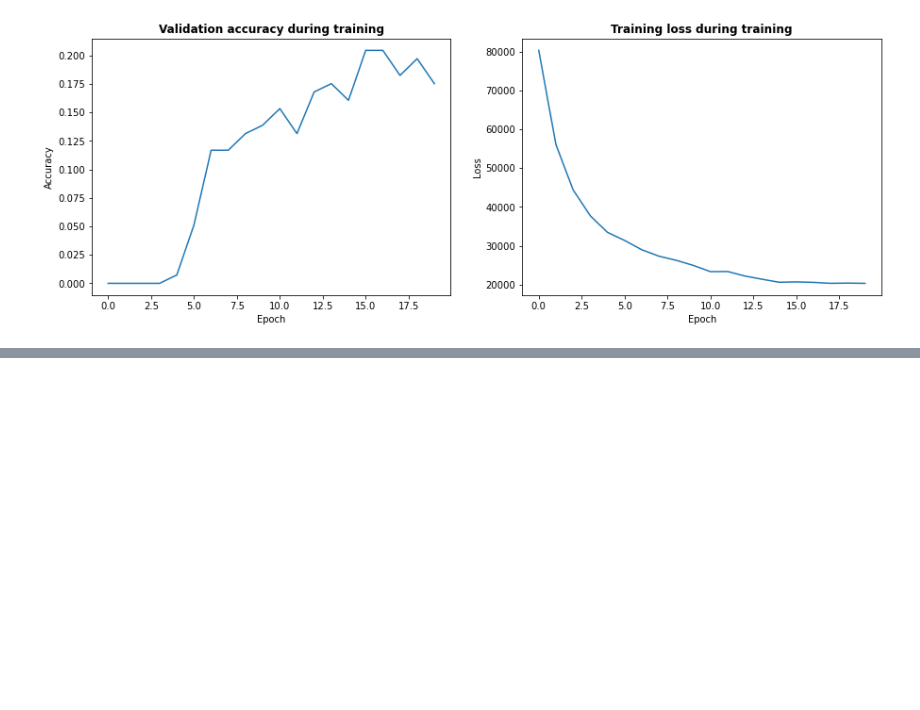
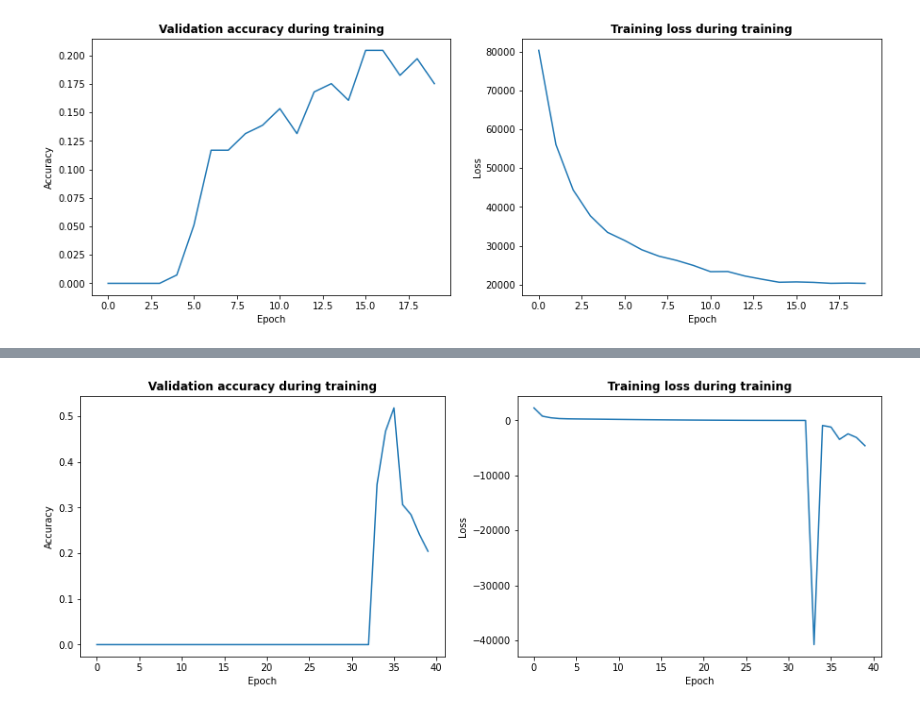
Before and after one commit to Nifrec/nenwin, a Jupyter notebook: nenwin/banknote_dataset/summarize_results.ipynb, the cells around one changed output, grey strips where cells are left out. Saved outputs shown, nothing was run; the diff lists cells and outputs as text; code cells hidden in the pictures; blank space fills up the shorter version.

```diff
--- a/nenwin/banknote_dataset/summarize_results.ipynb
+++ b/nenwin/banknote_dataset/summarize_results.ipynb
@@ -110,0 +163,6 @@ fig.savefig(os.path.join(BANKNOTE_FIGURE_DIR, 'A_batch1_velinputplacer.pdf'))
+# %%
+fig, ax = plot_training(stats)
+# fig.savefig(os.path.join(BANKNOTE_FIGURE_DIR,
+# "C_batch1_ConstVelInputPlacer([0.5, 0]])_epoch40_stats.pdf"))
+# %% [output]
+[figure, added]
```
Also changed, not shown: parts of 6 cells of this notebook, 2 other files.
